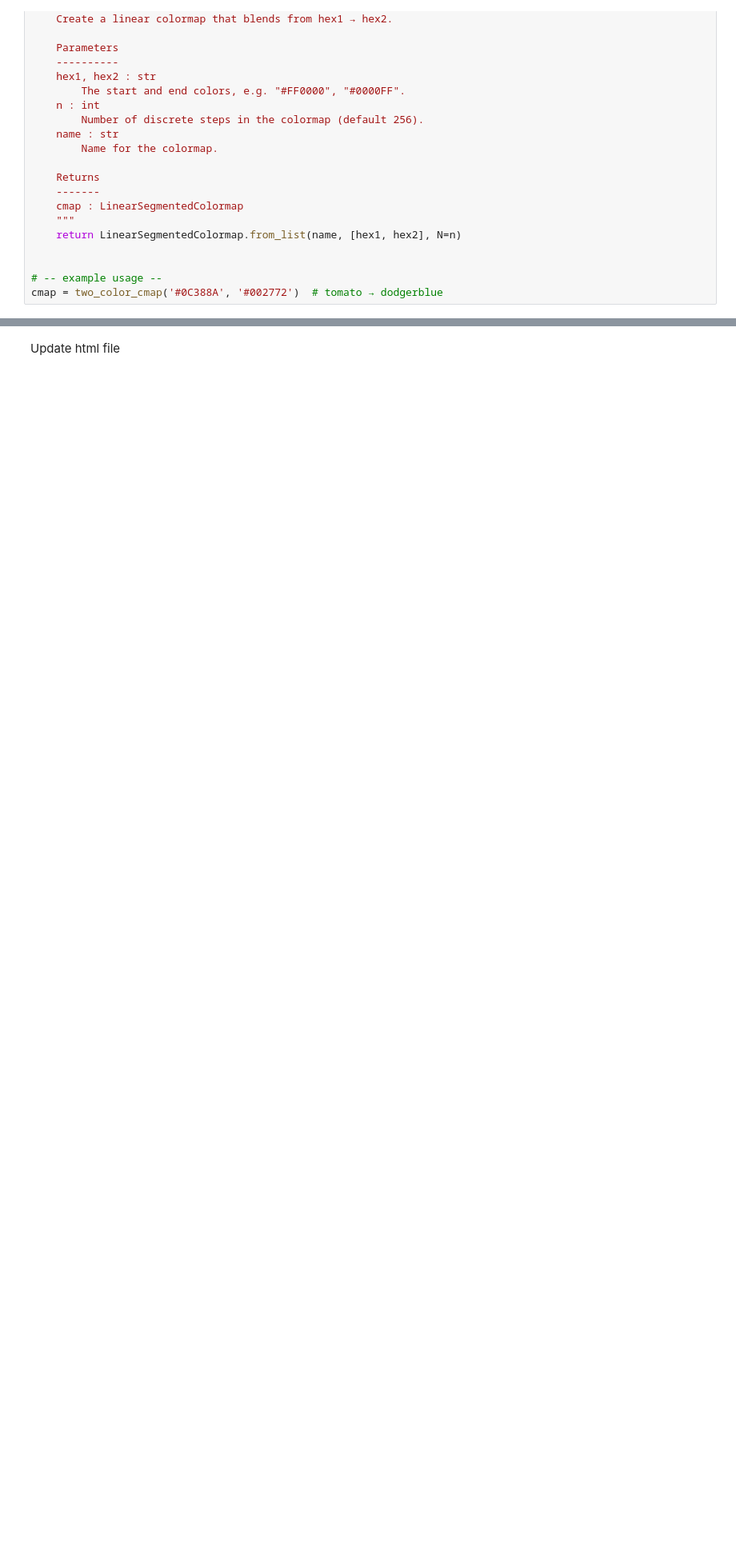
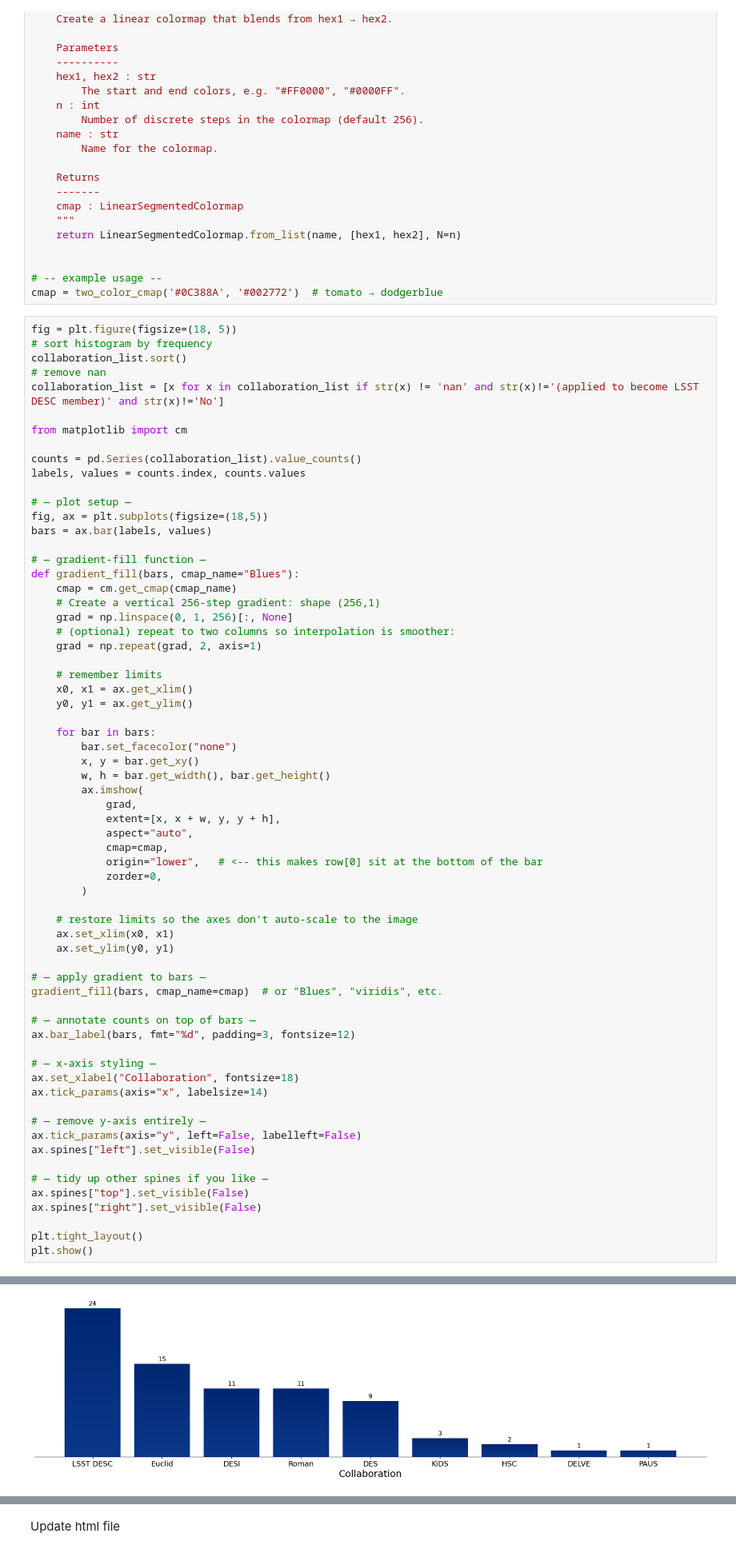
Before and after one commit to echo-IA/CAROLINA, a Jupyter notebook: docs/echo_ia_participants.ipynb, the cells around one changed output, grey strips where cells are left out. Shown: that part at 80% size. Drawn from its saved outputs; the diff is of its cells as text; blank space fills up the shorter version.

```diff
--- a/docs/echo_ia_participants.ipynb
+++ b/docs/echo_ia_participants.ipynb
@@ -165,3 +165,69 @@ def two_color_cmap(hex1, hex2, n=256, name='two_color'):
 
 # -- example usage --
 cmap = two_color_cmap('#0C388A', '#002772')  # tomato → dodgerblue
+# %%
+fig = plt.figure(figsize=(18, 5))
+# sort histogram by frequency
+collaboration_list.sort()
+# remove nan
+collaboration_list = [x for x in collaboration_list if str(x) != 'nan' and str(x)!='(applied to become LSST DESC member)' and str(x)!='No']
+
+from matplotlib import cm
+
+counts = pd.Series(collaboration_list).value_counts()
+labels, values = counts.index, counts.values
+
+# — plot setup —
+fig, ax = plt.subplots(figsize=(18,5))
+bars = ax.bar(labels, values)
+
+# — gradient‐fill function —
+def gradient_fill(bars, cmap_name="Blues"):
+    cmap = cm.get_cmap(cmap_name)
+    # Create a vertical 256-step gradient: shape (256,1)
+    grad = np.linspace(0, 1, 256)[:, None]
+    # (optional) repeat to two columns so interpolation is smoother:
+    grad = np.repeat(grad, 2, axis=1)
+
+    # remember limits
+    x0, x1 = ax.get_xlim()
+    y0, y1 = ax.get_ylim()
+
+    for bar in bars:
+        bar.set_facecolor("none")
+        x, y = bar.get_xy()
+        w, h = bar.get_width(), bar.get_height()
+        ax.imshow(
+            grad,
+            extent=[x, x + w, y, y + h],
+            aspect="auto",
+            cmap=cmap,
+            origin="lower",   # <-- this makes row[0] sit at the bottom of the bar
+            zorder=0,
+        )
+
+    # restore limits so the axes don't auto-scale to the image
+    ax.set_xlim(x0, x1)
+    ax.set_ylim(y0, y1)
+
+# — apply gradient to bars —
+gradient_fill(bars, cmap_name=cmap)  # or "Blues", "viridis", etc.
+
+# — annotate counts on top of bars —
+ax.bar_label(bars, fmt="%d", padding=3, fontsize=12)
+
+# — x‐axis styling —
+ax.set_xlabel("Collaboration", fontsize=18)
+ax.tick_params(axis="x", labelsize=14)
+
+# — remove y‐axis entirely —
+ax.tick_params(axis="y", left=False, labelleft=False)
+ax.spines["left"].set_visible(False)
+
+# — tidy up other spines if you like —
+ax.spines["top"].set_visible(False)
+ax.spines["right"].set_visible(False)
+
+plt.tight_layout()
+plt.show()
+# %% [output]
@@ -168,3 +235,4 @@ cmap = two_color_cmap('#0C388A', '#002772')  # tomato → dodgerblue
+[figure, added]
 # %%
 fig = plt.figure(figsize=(18, 5))
 # sort histogram by frequency
```
Also changed, not shown: parts of 2 cells of this notebook, 1 other file.
